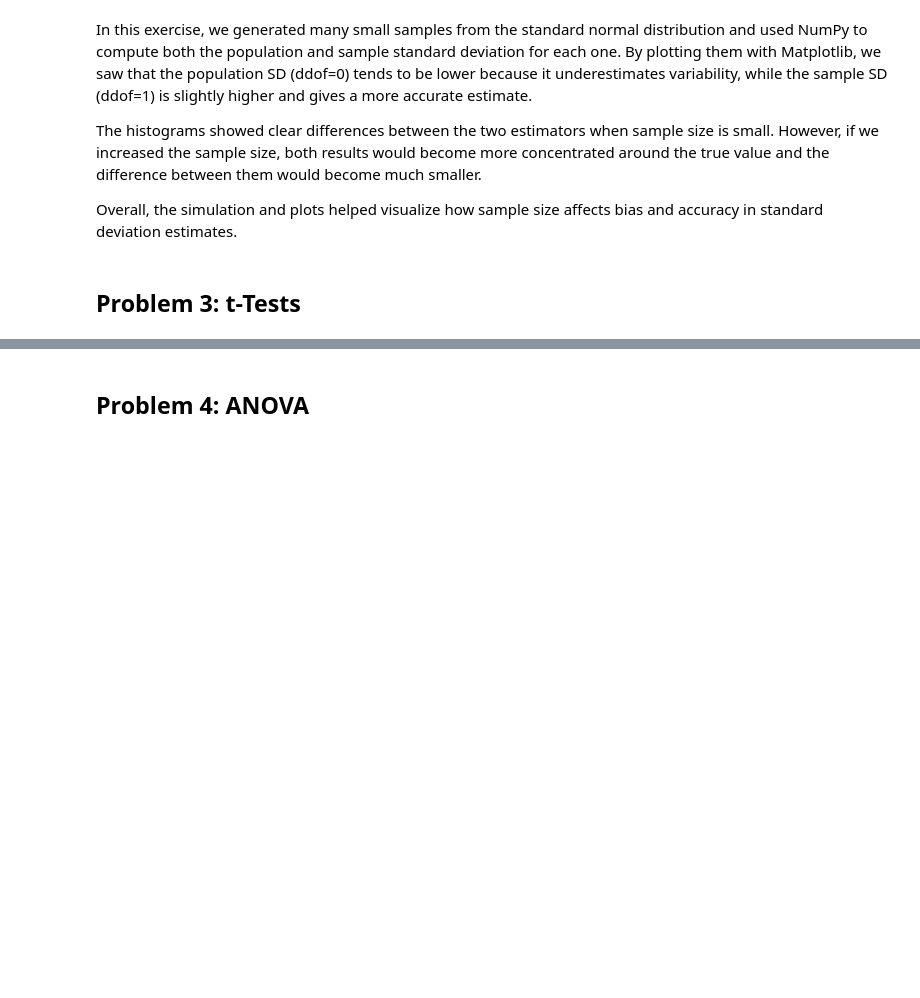
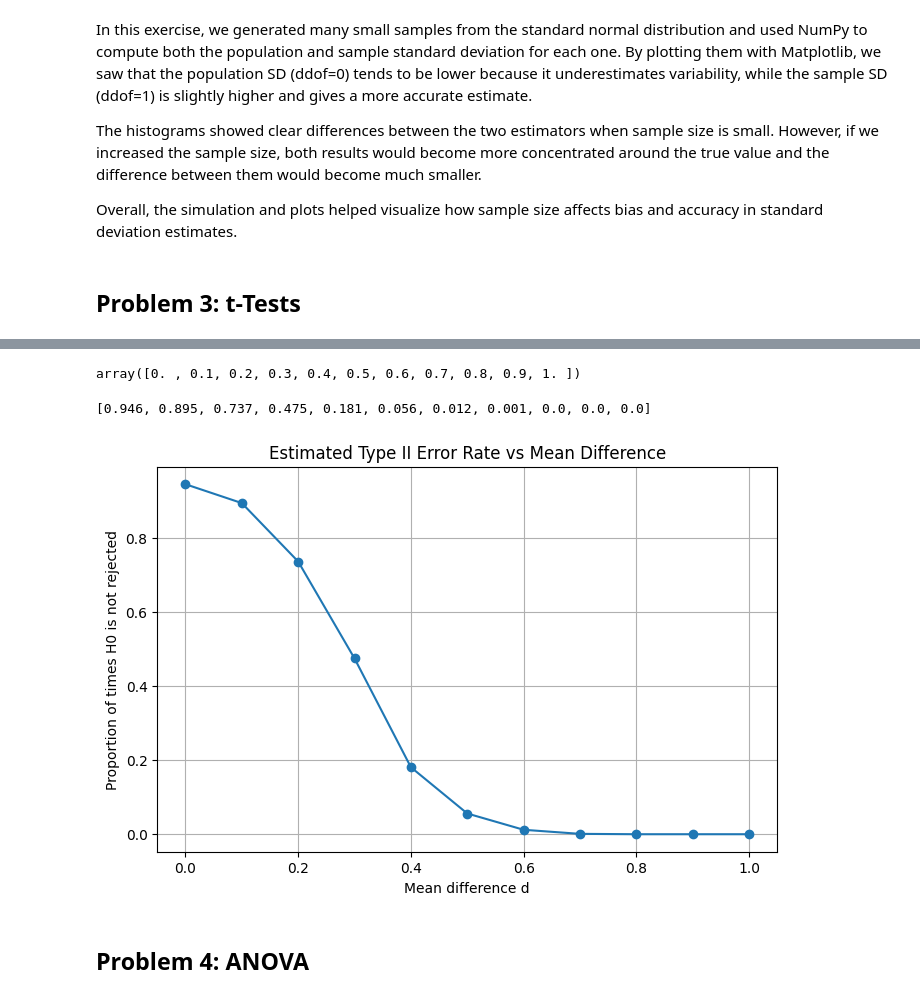
Before and after one commit to filipekojak88/applied_statistics, a Jupyter notebook: problems.ipynb, the cells around one changed output, grey strips where cells are left out. Saved outputs shown, nothing was run; the diff lists cells and outputs as text; code cells hidden in the pictures; blank space fills up the shorter version.

```diff
--- a/problems.ipynb
+++ b/problems.ipynb
@@ -699,3 +744,61 @@ Overall, the simulation and plots helped visualize how sample size affects bias
+# %%
+# Parameters
+alpha = 0.05                # Significance level
+n = 100                     # Sample size per group
+n_sims = 1000               # Number of simulations for each d
+
+# Mean differences: 0, 0.1, 0.2, ..., 1.0
+d_values = np.arange(0, 1.01, 0.1)
+
+d_values
+# %% [output]
+array([0. , 0.1, 0.2, 0.3, 0.4, 0.5, 0.6, 0.7, 0.8, 0.9, 1. ])
+# %%
+# Function to estimate Type II error for a given mean difference d
+def estimate_type2_for_d(d, n_sims, n, alpha):
+    """
+    Estimate the proportion of times the null hypothesis is NOT rejected
+    when comparing N(0, 1) vs N(d, 1) with an independent t-test.
+    """
+    no_reject_count = 0
+
+    for i in range(n_sims):
+        # Sample 1: N(0, 1)
+        sample1 = np.random.normal(loc=0, scale=1, size=n)
+        # Sample 2: N(d, 1)
+        sample2 = np.random.normal(loc=d, scale=1, size=n)
+
+        # Two-sided t-test
+        _, p_value = stats.ttest_ind(sample1, sample2, equal_var=True)
+
+        # Fail to reject H0 if p >= alpha
+        if p_value >= alpha:
+            no_reject_count += 1
+
+    # Proportion of times we did NOT reject H0
+    return no_reject_count / n_sims
+# %%
+proportions_no_reject = []
+
+for d in d_values:
+    prop = estimate_type2_for_d(d, n_sims=n_sims, n=n, alpha=alpha)
+    proportions_no_reject.append(prop)
+
+proportions_no_reject
+# %% [output]
+[0.946, 0.895, 0.737, 0.475, 0.181, 0.056, 0.012, 0.001, 0.0, 0.0, 0.0]
+# %%
+plt.figure(figsize=(8, 5))
+
+plt.plot(d_values, proportions_no_reject, marker="o")
+plt.xlabel("Mean difference d")
+plt.ylabel("Proportion of times H0 is not rejected")
+plt.title("Estimated Type II Error Rate vs Mean Difference")
+plt.grid(True)
+
+plt.show()
+# %% [output]
+[figure, added]
 # %% [markdown]
 ## Problem 4: ANOVA
 # %% [markdown]
```
Also changed, not shown: parts of 4 cells of this notebook.
